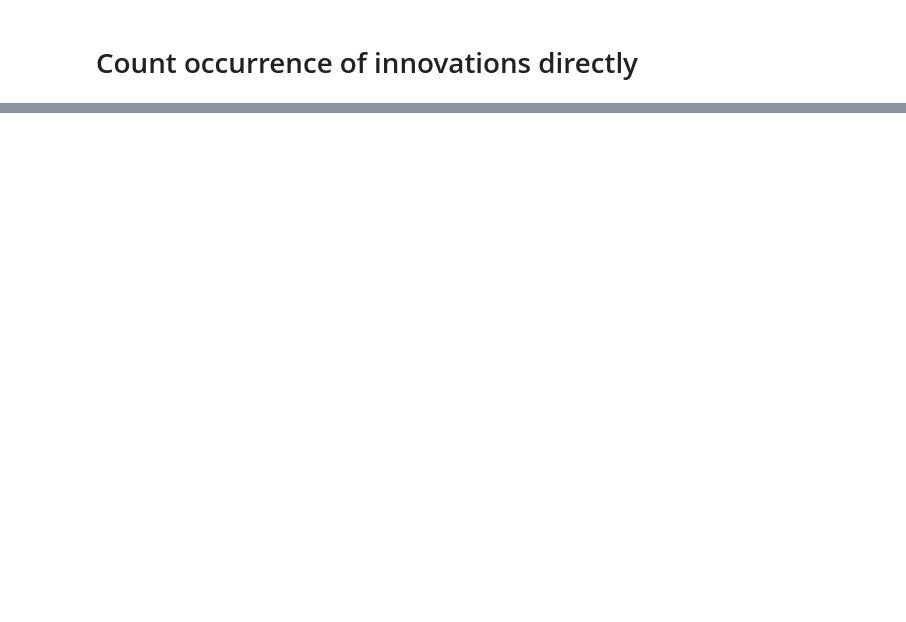
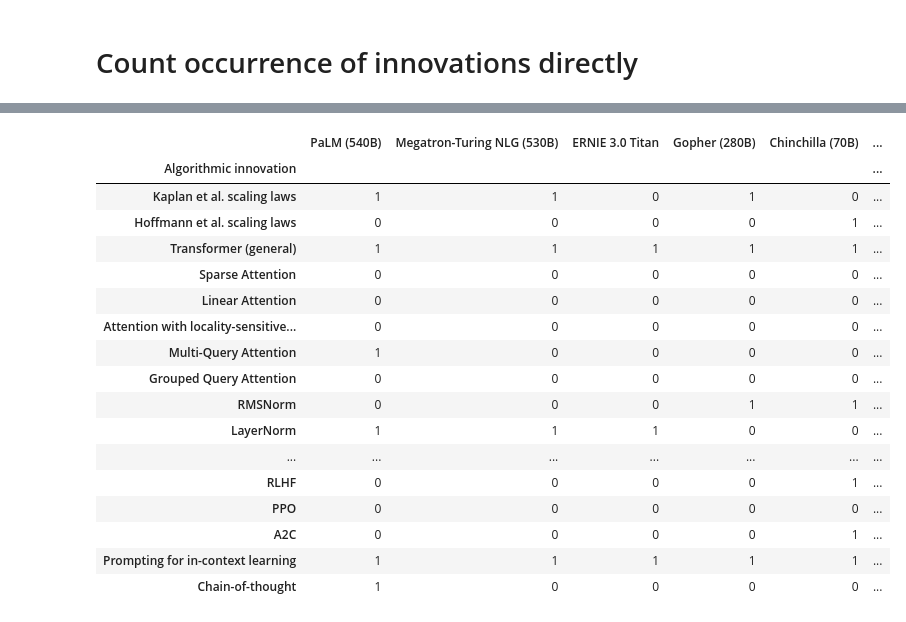
Before and after one commit to epoch-research/ai-research-impact, a Jupyter notebook: innovations_analysis.ipynb, the cells around one changed output, grey strips where cells are left out. Cells and saved outputs as stored; diff of their text form; code cells hidden in the pictures; blank space fills up the shorter version.

```diff
--- a/innovations_analysis.ipynb
+++ b/innovations_analysis.ipynb
@@ -150,7 +172,7 @@ fig.show()
 # Count occurrence of innovations directly
 # %%
 # Snapshot
-occurrences_df = pd.read_csv(data_file_location + "innovation_occurrences_snapshot_2023-11-01.csv", index_col='Algorithm')
+occurrences_df = pd.read_csv(data_file_location + f"innovation_occurrences_snapshot_{snapshot_datestring}.csv", index_col='Algorithmic innovation')
 
 # Live data
 # sheet_id = '1L_j7OaX19HXWWIx_apKvWo2OteY1XOB7FamaLEd_p0s'
@@ -170,4 +192 @@ occurrences_df.head()
 5 rows × 28 columns
-# %%
-occurrences_df = occurrences_df[occurrences_df.index.notna()]
-occurrences_df
@@ -241,0 +217,3 @@ selected_systems_occurrences_df
+# %%
+keep_systems = ['Algorithmic innovation'] + occurrences_df.columns[occurrences_df.iloc[1].astype(int).astype(bool)].tolist()
+keep_systems
@@ -242,3 +255,25 @@ selected_systems_occurrences_df
+# %%
+selected_systems_occurrences_df = selected_systems_occurrences_df.drop(['Link', 'Included'])
+selected_systems_occurrences_df
+# %% [output]
+|  | PaLM (540B) | Megatron-Turing NLG (530B) | ERNIE 3.0 Titan | Gopher (280B) | Chinchilla (70B) | ... |
+| Algorithmic innovation |  |  |  |  |  | ... |
+| Kaplan et al. scaling laws | 1 | 1 | 0 | 1 | 0 | ... |
+| Hoffmann et al. scaling laws | 0 | 0 | 0 | 0 | 1 | ... |
+| Transformer (general) | 1 | 1 | 1 | 1 | 1 | ... |
+| Sparse Attention | 0 | 0 | 0 | 0 | 0 | ... |
+| Linear Attention | 0 | 0 | 0 | 0 | 0 | ... |
+| Attention with locality-sensitive... | 0 | 0 | 0 | 0 | 0 | ... |
+| Multi-Query Attention | 1 | 0 | 0 | 0 | 0 | ... |
+| Grouped Query Attention | 0 | 0 | 0 | 0 | 0 | ... |
+| RMSNorm | 0 | 0 | 0 | 1 | 1 | ... |
+| LayerNorm | 1 | 1 | 1 | 0 | 0 | ... |
+| ... | ... | ... | ... | ... | ... | ... |
+| RLHF | 0 | 0 | 0 | 0 | 1 | ... |
+| PPO | 0 | 0 | 0 | 0 | 0 | ... |
+| A2C | 0 | 0 | 0 | 0 | 1 | ... |
+| Prompting for in-context learning | 1 | 1 | 1 | 1 | 1 | ... |
+| Chain-of-thought | 1 | 0 | 0 | 0 | 0 | ... |
 # %%
 # Make values integers
 selected_systems_occurrences_df = selected_systems_occurrences_df.astype(int)
```
Also changed, not shown: parts of 42 cells of this notebook.
